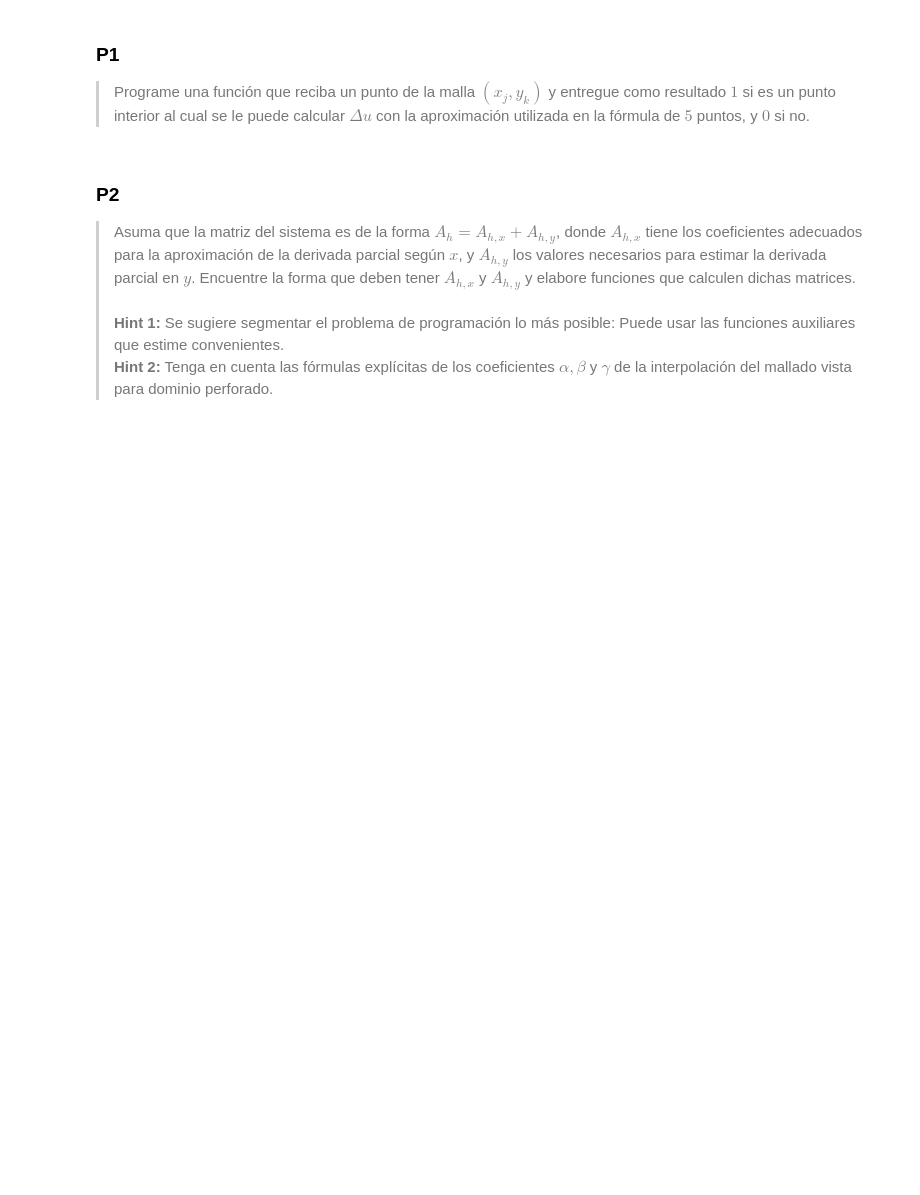
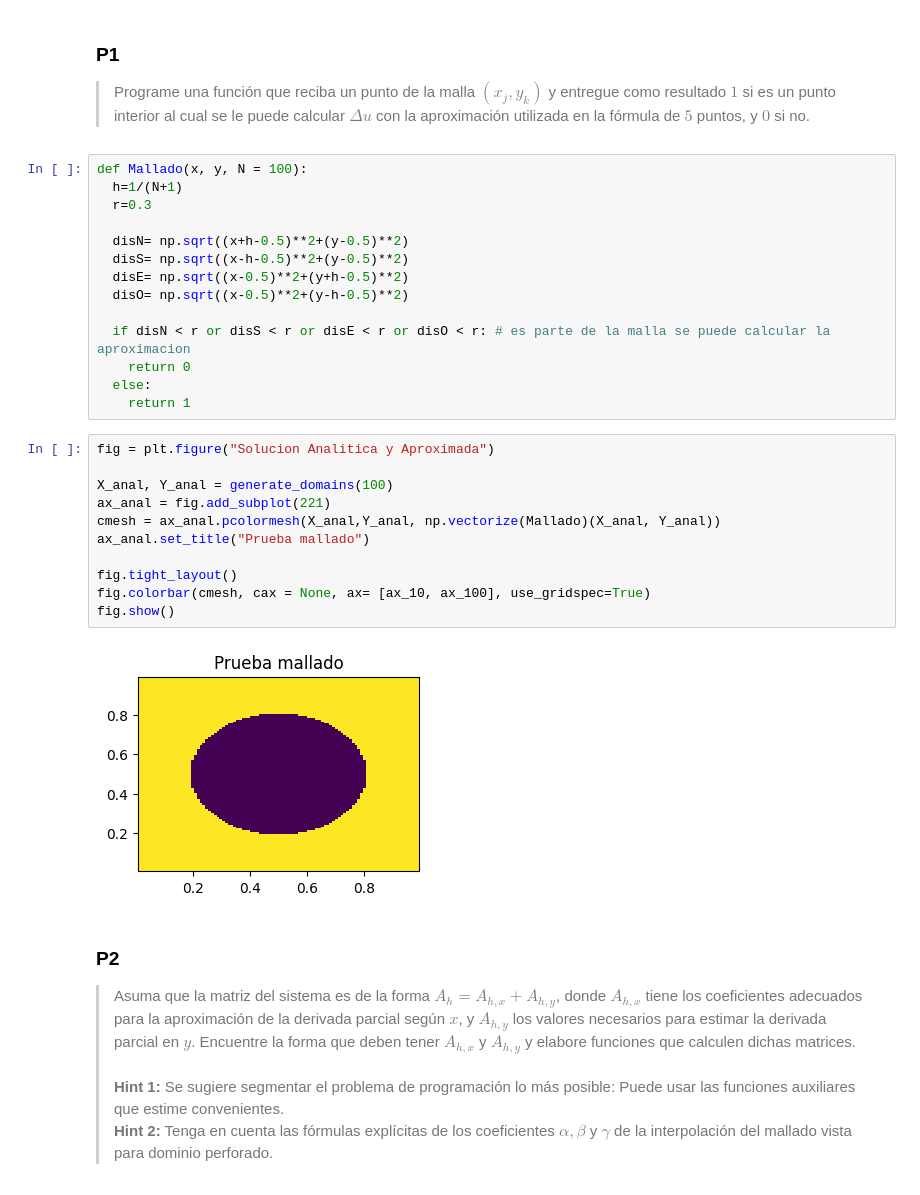
Before and after one commit to Miguel-Escobar/EDPN_T1, a Jupyter notebook: Laboratorio_1_Poisson_en_Dominio_Perforado.ipynb, the cells around one changed output. Cells and saved outputs as stored; diff of their text form; blank space fills up the shorter version.

```diff
--- a/Laboratorio_1_Poisson_en_Dominio_Perforado.ipynb
+++ b/Laboratorio_1_Poisson_en_Dominio_Perforado.ipynb
@@ -241,6 +270,33 @@ g\left(  x,y\right)  =\left\{
 ### P1
 
 > Programe una función que reciba un punto de la malla $(x_j , y_k)$ y entregue como resultado $1$ si es un punto interior al cual se le puede calcular $\Delta u$ con la aproximación utilizada en la fórmula de $5$ puntos, y $0$ si no.
+# %%
+def Mallado(x, y, N = 100):
+  h=1/(N+1)
+  r=0.3
+
+  disN= np.sqrt((x+h-0.5)**2+(y-0.5)**2)
+  disS= np.sqrt((x-h-0.5)**2+(y-0.5)**2)
+  disE= np.sqrt((x-0.5)**2+(y+h-0.5)**2)
+  disO= np.sqrt((x-0.5)**2+(y-h-0.5)**2)
+
+  if disN < r or disS < r or disE < r or disO < r: # es parte de la malla se puede calcular la aproximacion
+    return 0
+  else:
+    return 1
+# %%
+fig = plt.figure("Solucion Analitica y Aproximada")
+
+X_anal, Y_anal = generate_domains(100)
+ax_anal = fig.add_subplot(221)
+cmesh = ax_anal.pcolormesh(X_anal,Y_anal, np.vectorize(Mallado)(X_anal, Y_anal))
+ax_anal.set_title("Prueba mallado")
+
+fig.tight_layout()
+fig.colorbar(cmesh, cax = None, ax= [ax_10, ax_100], use_gridspec=True)
+fig.show()
+# %% [output]
+[figure, added]
 # %% [markdown]
 ### P2
 
```
Also changed, not shown: parts of 9 cells of this notebook, 1 other file.
